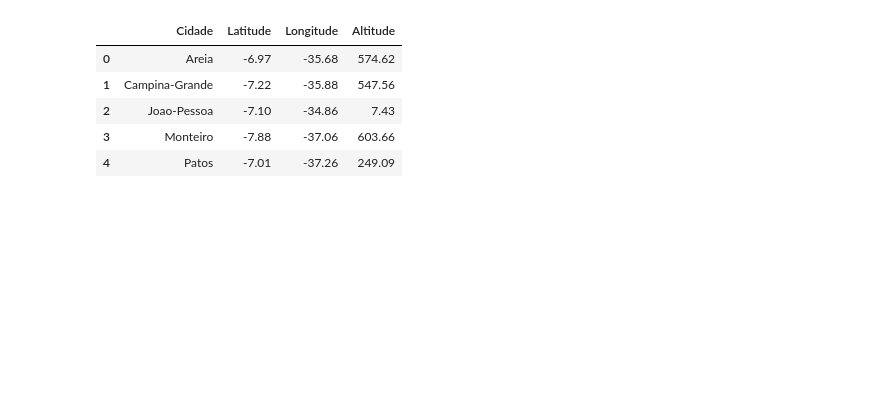
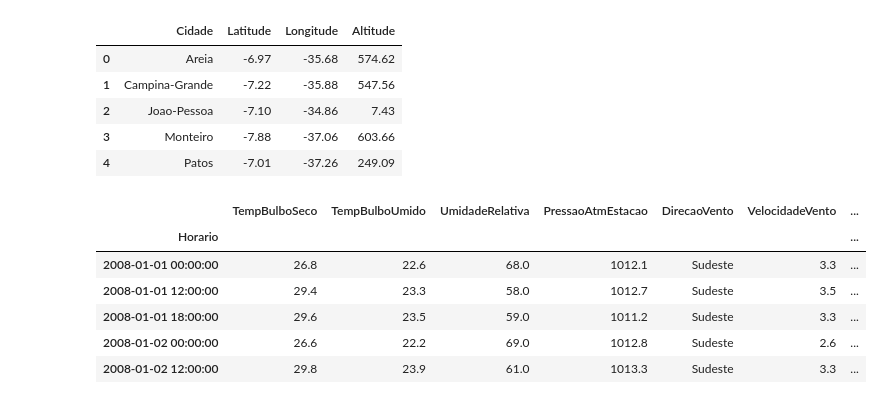
Before and after one commit to lucas-morais/Dashboard-Dados-Meteorologicos, a Jupyter notebook: testes/2-Banco-de-Dados.ipynb, the cells around one changed output. Cells and saved outputs as stored; diff of their text form; code cells hidden in the pictures; blank space fills up the shorter version.

```diff
--- a/testes/2-Banco-de-Dados.ipynb
+++ b/testes/2-Banco-de-Dados.ipynb
@@ -290,3 +224,14 @@ df.head()
 | 2 | Joao-Pessoa | -7.10 | -34.86 | 7.43 |
 | 3 | Monteiro | -7.88 | -37.06 | 603.66 |
 | 4 | Patos | -7.01 | -37.26 | 249.09 |
+# %%
+df = carrega_tabela("Areia", bd_file, clima=True)
+df.head()
+# %% [output]
+|  | TempBulboSeco | TempBulboUmido | UmidadeRelativa | PressaoAtmEstacao | DirecaoVento | VelocidadeVento | ... |
+| Horario |  |  |  |  |  |  | ... |
+| 2008-01-01 00:00:00 | 26.8 | 22.6 | 68.0 | 1012.1 | Sudeste | 3.3 | ... |
+| 2008-01-01 12:00:00 | 29.4 | 23.3 | 58.0 | 1012.7 | Sudeste | 3.5 | ... |
+| 2008-01-01 18:00:00 | 29.6 | 23.5 | 59.0 | 1011.2 | Sudeste | 3.3 | ... |
+| 2008-01-02 00:00:00 | 26.6 | 22.2 | 69.0 | 1012.8 | Sudeste | 2.6 | ... |
+| 2008-01-02 12:00:00 | 29.8 | 23.9 | 61.0 | 1013.3 | Sudeste | 3.3 | ... |
```
Also changed, not shown: parts of 37 cells of this notebook, 3 other files.
